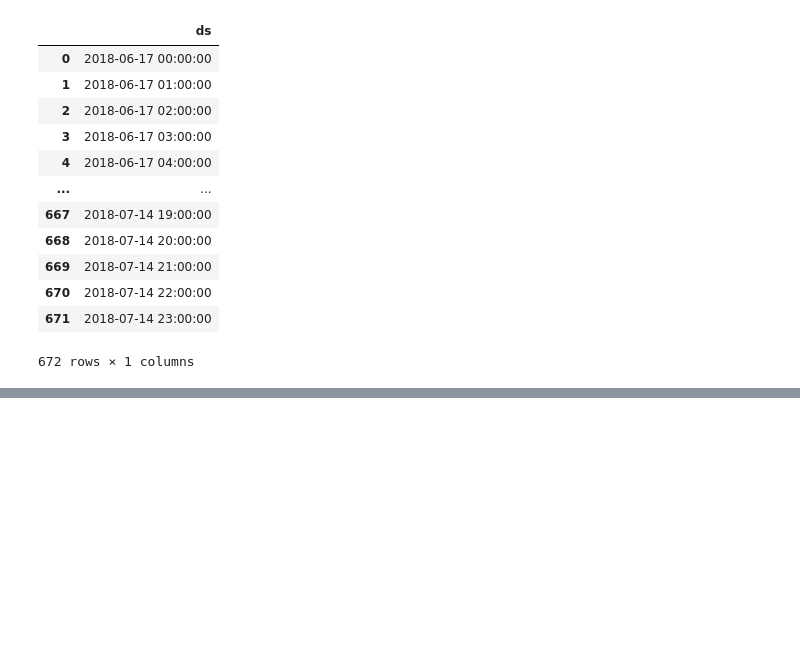
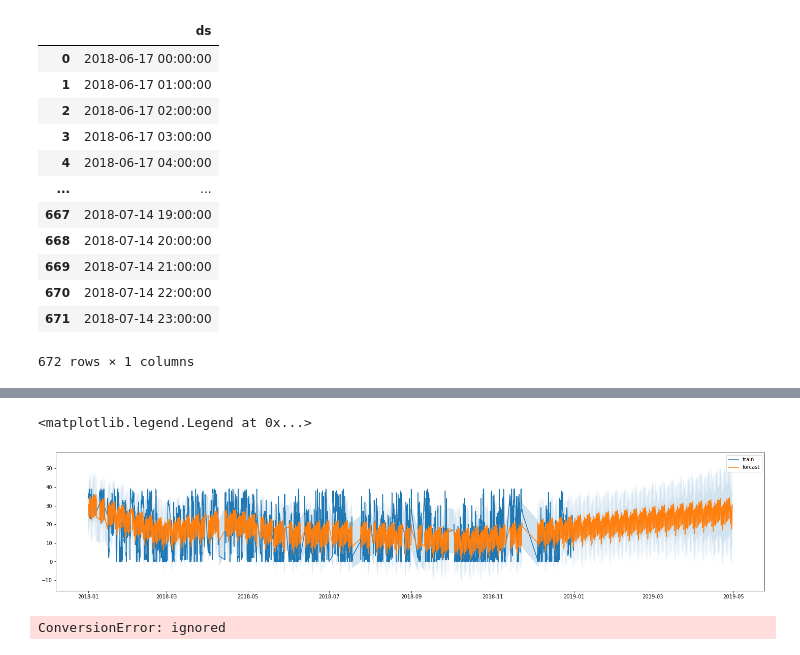
Before and after one commit to mitkrieg/citibike-timeseries, a Jupyter notebook: fbprophet_model.ipynb, the cells around one changed output, grey strips where cells are left out. Saved outputs shown, nothing was run; the diff lists cells and outputs as text; code cells hidden in the pictures; blank space fills up the shorter version.

Commit message:
updated with year-long first model

```diff
--- a/fbprophet_model.ipynb
+++ b/fbprophet_model.ipynb
@@ -127,0 +206,6 @@ ax.plot(forcast_ts.yhat,label='forcast')
+# %%
+availbikes = station_3176.reset_index()[['date_time','avail_bikes']]
+availbikes.rename(columns={'date_time':'ds','avail_bikes':'y'}, inplace=True)
+# %%
+year_model = Prophet(yearly_seasonality=False,weekly_seasonality=True,daily_seasonality=True)
+year_model.fit(availbikes)
@@ -127,0 +214,4 @@ ax.plot(forcast_ts.yhat,label='forcast')
+# %%
+future = year_model.make_future_dataframe(periods = 24*119,freq='H')
+forcast = year_model.predict(future)
+forcast[['ds','yhat','yhat_lower','yhat_upper']]
@@ -127,0 +232,3 @@ ax.plot(forcast_ts.yhat,label='forcast')
+# %%
+forcast_year_ts = forcast.set_index('ds')
+true_year_ts = availbikes.set_index('ds')
@@ -127,0 +245,16 @@ ax.plot(forcast_ts.yhat,label='forcast')
+# %%
+fig, ax = plt.subplots()
+fig.set_figheight(5)
+fig.set_figwidth(25)
+#ax.plot(test_ts,label='test')
+ax.plot(true_year_ts,label='train')
+ax.plot(forcast_year_ts.yhat,label='forcast')
+ax.fill_between(forcast_year_ts.index,forcast_year_ts.yhat_lower,forcast_year_ts.yhat_upper,alpha=0.2)
+ax.legend()
+# %% [output]
+<matplotlib.legend.Legend at 0x...>
+[figure, added]
+# %%
+ax.set_xlim(left='2018-06-01',right='2018-06-30')
+# %% [output]
+ConversionError: ignored
```
Also changed, not shown: parts of 20 cells of this notebook.
